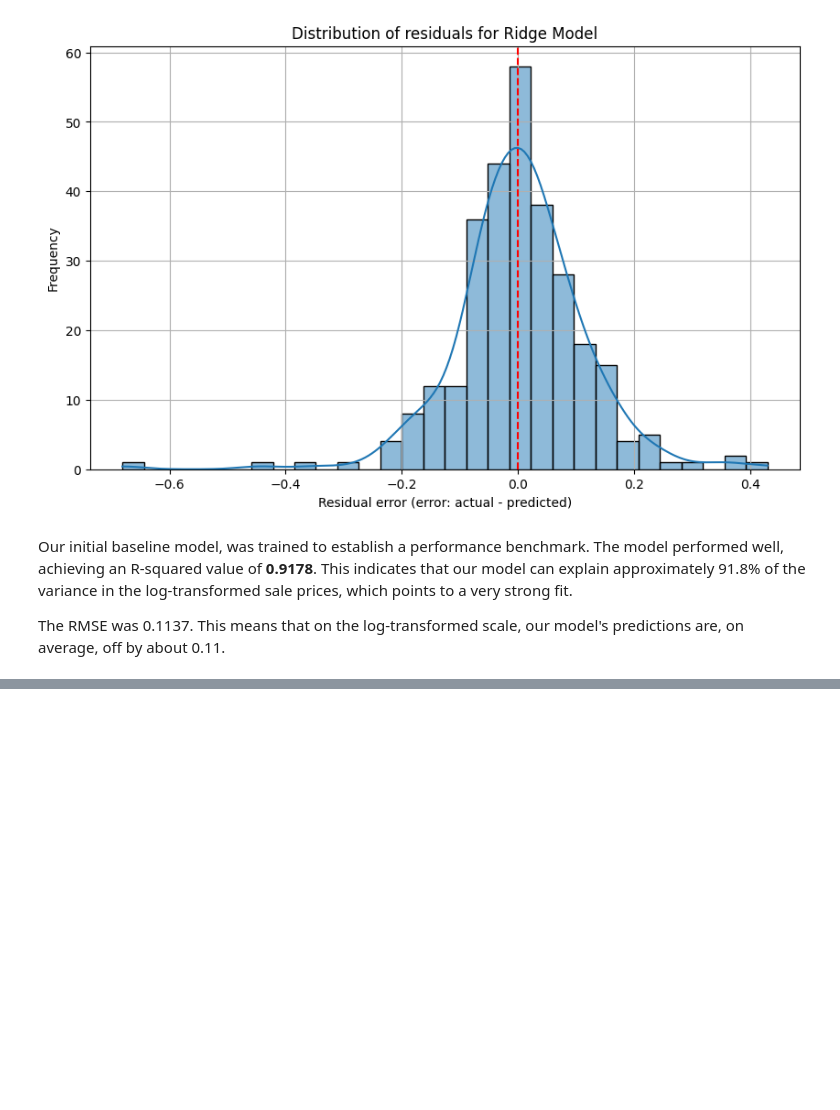
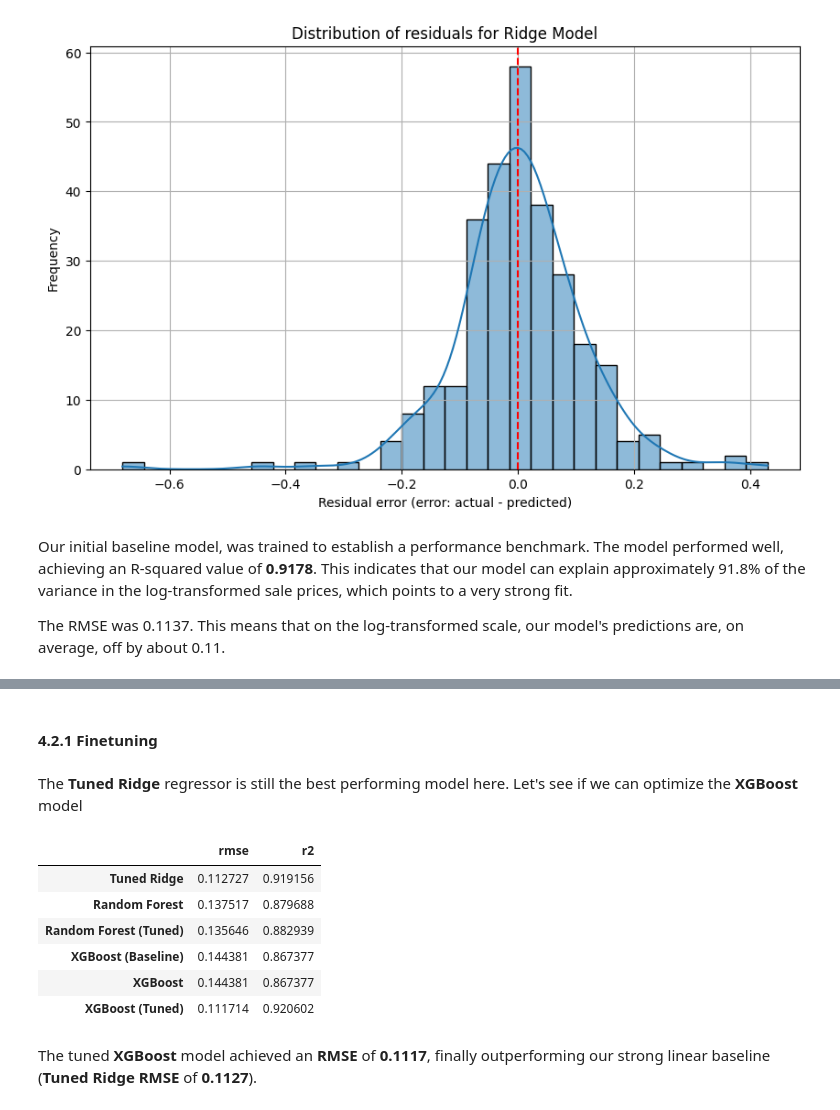
Before and after one commit to ilcors-dev/corsetti-house_prices_advanced_regression_techniques, a Jupyter notebook: challenge/main.ipynb, the cells around one changed output, grey strips where cells are left out. Cells and saved outputs as stored; diff of their text form; code cells hidden in the pictures; blank space fills up the shorter version.

```diff
--- a/challenge/main.ipynb
+++ b/challenge/main.ipynb
@@ -470,0 +693,6 @@ The RMSE was 0.1137. This means that on the log-transformed scale, our model's p
+# %%
+import xgboost as xgb
+
+models['xgboost']['model'] = xgb.XGBRegressor(random_state=random_state)
+
+models['xgboost']['model'].fit(X_train, y_train)
@@ -470,0 +733,48 @@ The RMSE was 0.1137. This means that on the log-transformed scale, our model's p
+# %% [markdown]
+#### 4.2.1 Finetuning
+# %% [markdown]
+The **Tuned Ridge** regressor is still the best performing model here. Let's see if we can optimize the **XGBoost** model
+# %%
+param_grid = {
+    'max_depth': [3, 4, 5],
+    'learning_rate': [0.05, 0.1, 0.2],
+    'n_estimators': [100, 200, 300],
+    'subsample': [0.8, 1.0]
+}
+
+xgb_grid_search = GridSearchCV(
+    estimator=xgb.XGBRegressor(random_state=random_state),
+    param_grid=param_grid,
+    cv=5,
+    scoring='neg_mean_squared_error',
+    n_jobs=-1
+)
+
+xgb_grid_search.fit(X_train, y_train)
+
+models['xgboost_best']['model'] = xgb_grid_search.best_estimator_
+# %%
+models['xgboost_best']['prediction'] = models['xgboost_best']['model'].predict(X_test)
+
+models['random_forest_best']['metrics']['mse'] = mean_squared_error(y_test, models['xgboost_best']['prediction'])
+models['random_forest_best']['metrics']['rmse'] = np.sqrt(models['random_forest_best']['metrics']['mse'])
+models['random_forest_best']['metrics']['r2'] = r2_score(y_test, models['xgboost_best']['prediction'])
+
+comparison_data['XGBoost (Tuned)'] = {
+    'rmse': models['random_forest_best']['metrics']['rmse'],
+    'r2': models['random_forest_best']['metrics']['r2']
+}
+
+comparison_df = pd.DataFrame.from_dict(comparison_data, orient='index')
+
+comparison_df
+# %% [output]
+|  | rmse | r2 |
+| Tuned Ridge | 0.112727 | 0.919156 |
+| Random Forest | 0.137517 | 0.879688 |
+| Random Forest (Tuned) | 0.135646 | 0.882939 |
+| XGBoost (Baseline) | 0.144381 | 0.867377 |
+| XGBoost | 0.144381 | 0.867377 |
+| XGBoost (Tuned) | 0.111714 | 0.920602 |
+# %% [markdown]
+The tuned **XGBoost** model achieved an **RMSE** of **0.1117**, finally outperforming our strong linear baseline (**Tuned Ridge RMSE** of **0.1127**).
```
Also changed, not shown: parts of 35 cells of this notebook, 1 other file.
